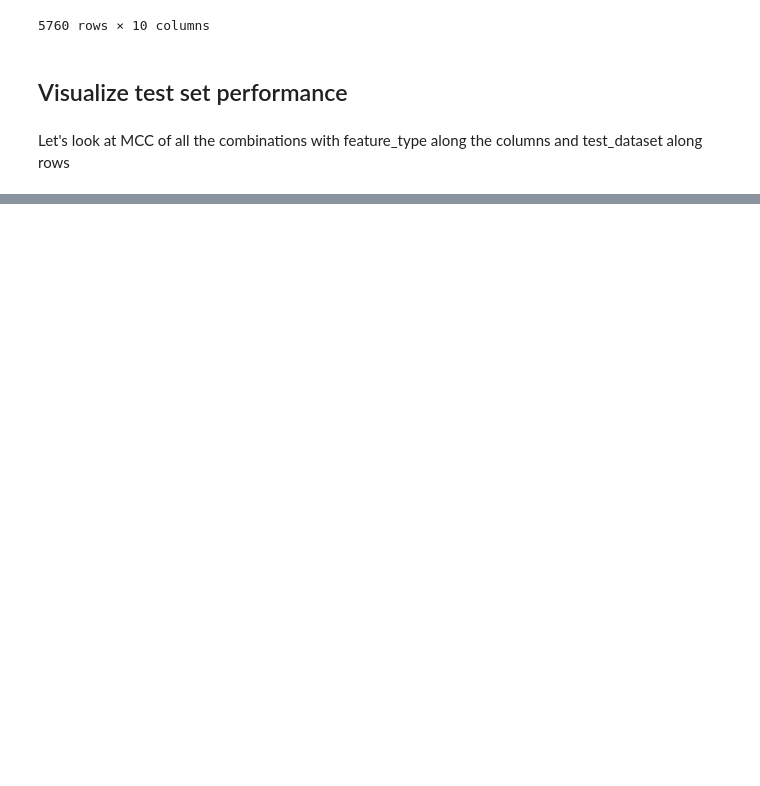
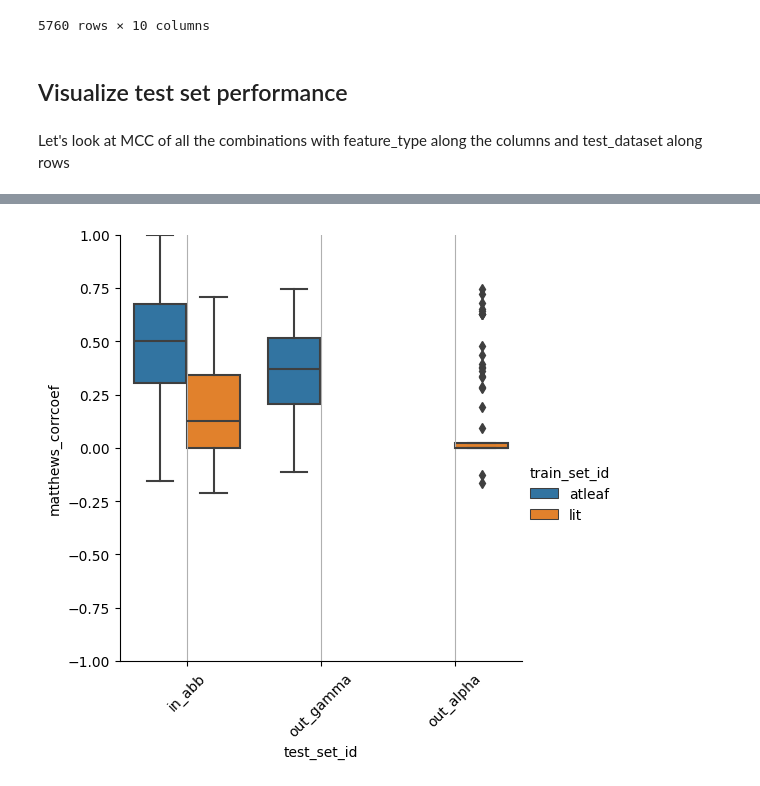
Before and after one commit to kbasecollaborations/trait-prediction, a Jupyter notebook: notebooks/testset_all_predict_viz.ipynb, the cells around one changed output, grey strips where cells are left out. Saved outputs shown, nothing was run; the diff lists cells and outputs as text; code cells hidden in the pictures; blank space fills up the shorter version.

Commit message:
feat(notebooks): update figures for story board

```diff
--- a/notebooks/testset_all_predict_viz.ipynb
+++ b/notebooks/testset_all_predict_viz.ipynb
@@ -94,0 +95,23 @@ for i, ax in enumerate(g.axes.flat):
+# %%
+plot_data = results[
+    (results.test_set_id.isin(["in_abb", "out_gamma", "out_alpha"])) &
+    (results.train_set_id.isin(["atleaf", "lit"])) &
+    (results.feature_type.isin(["full"]))
+    ]
+col_order = ["atleaf", "lit"]
+order = ["in_abb", "out_gamma", "out_alpha"]
+g = sns.catplot(
+    data=plot_data,
+    x="test_set_id",
+    y="matthews_corrcoef",
+    hue="train_set_id",
+    kind="box",
+    order=order
+)
+for i, ax in enumerate(g.axes.flat):
+    ax.set_ylim(-1, 1)
+    ax.grid(True, axis="x")
+    for label in ax.get_xticklabels():
+        label.set_rotation(45)
+# %% [output]
+[figure, added]
```
Also changed, not shown: parts of 11 cells of this notebook, 3 other files.
